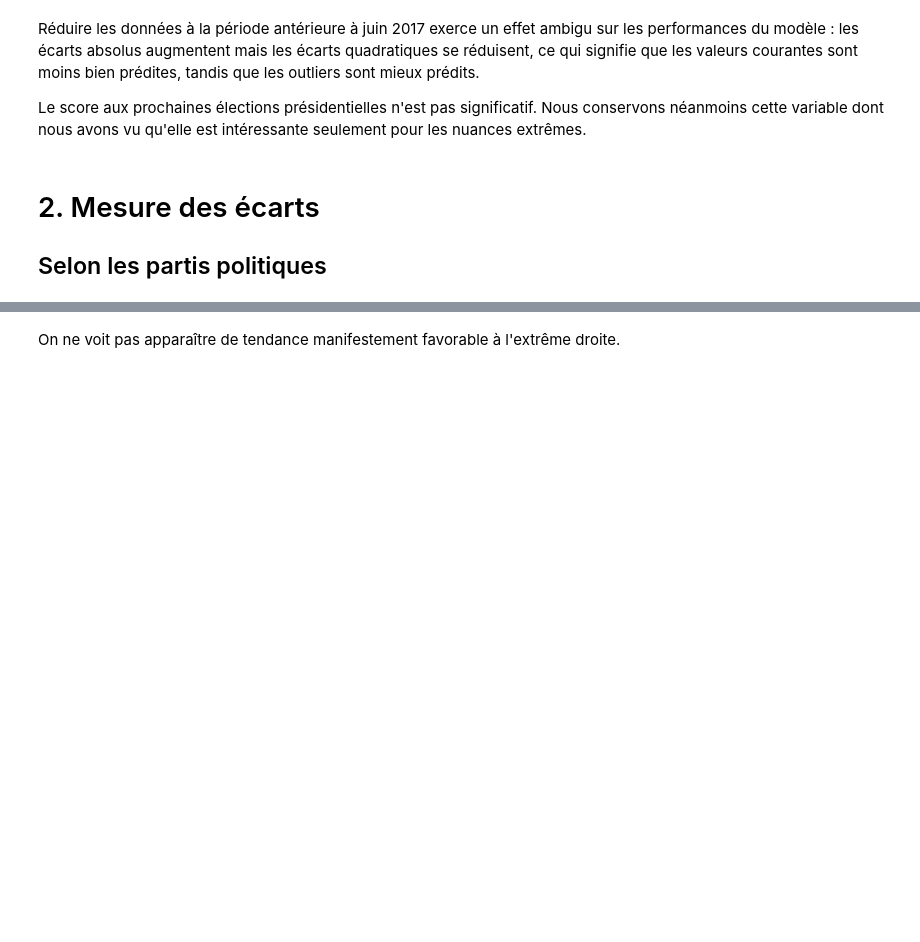
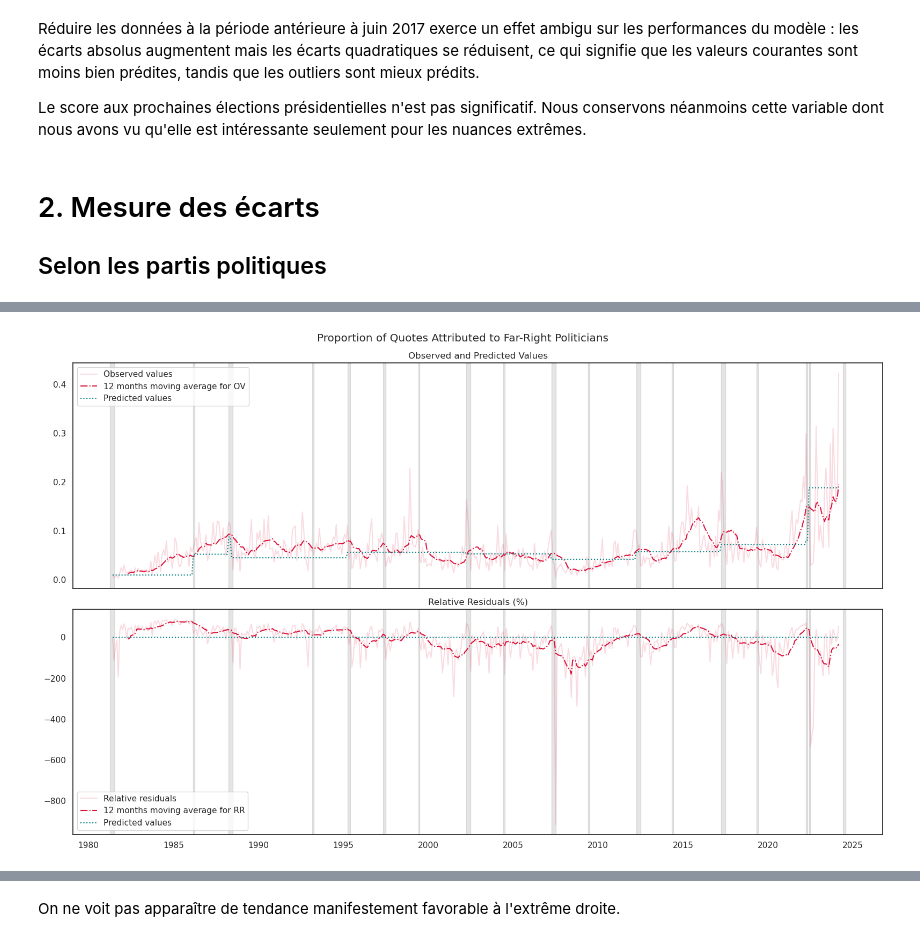
Before and after one commit to MaelDieudonne/ENSAE-Y3-Internship, a Jupyter notebook: model_2.ipynb, the cells around one changed output, grey strips where cells are left out. Drawn from its saved outputs; the diff is of its cells as text; code cells hidden in the pictures; blank space fills up the shorter version.

```diff
--- a/model_2.ipynb
+++ b/model_2.ipynb
@@ -11,4 +11,4 @@ from pandas.tseries.offsets import MonthEnd
 from sklearn.metrics import mean_absolute_percentage_error as mean_ape
 from sklearn.metrics import root_mean_squared_error as root_mse
 
-sns.set(style="whitegrid")
+sns.set(style="white")
@@ -171,8 +227,11 @@ Le score aux prochaines élections présidentielles n'est pas significatif. Nous
 # 2. Mesure des écarts
 ## Selon les partis politiques
 # %%
-model_data_no_journal['y_pred'] = model.predict(model_data_no_journal[["na_share", "government", "pres_votes_share", "leg_votes_share"]])
-model_data_no_journal['rel_residuals'] = 100 * (model_data_no_journal[outcome] - model_data_no_journal['y_pred']) / model_data_no_journal[outcome]
+# model_data_no_journal['y_pred'] = model.predict(model_data_no_journal[regressors])
+# model_data_no_journal['rel_residuals'] = 100 * (model_data_no_journal[outcome] - model_data_no_journal['y_pred']) / model_data_no_journal[outcome]
+# %%
+model_data_no_journal['y_pred'] = 0.01 + (0.695 * model_data_no_journal["na_share"]) + (0.295 * model_data_no_journal["pres_votes_share"])
+model_data_no_journal['rel_residuals'] = 100 * (model_data_no_journal[outcome] - model_data_no_journal['y_pred']) / model_data_no_journal[outcome]
 # %%
 summary = []
 
@@ -204,29 +336,31 @@ alignment_groups = [
 # %%
 alignment = 'Far right'
 subset_data = plot_data[plot_data['political_alignment'] == alignment].copy()
-subset_data['MA_observed'] = subset_data[outcome].rolling(window=6).mean()
-subset_data['MA_rel'] = subset_data['rel_residuals'].rolling(window=6).mean()
+subset_data['MA_observed'] = subset_data[outcome].rolling(window=12).mean()
+subset_data['MA_rel'] = subset_data['rel_residuals'].rolling(window=12).mean()
 
 fig, axes = plt.subplots(2, 1, figsize=(16, 10), sharex=True)
 
-sns.lineplot(data=subset_data, x='month', y=outcome, ax=axes[0], label='Observed values', alpha=0.2, color='crimson', linestyle='-')
-sns.lineplot(data=subset_data, x='month', y='MA_observed', ax=axes[0], label='6 months moving average for OV', alpha=0.65, color='crimson', linestyle='dashdot')
-sns.lineplot(data=subset_data, x='month', y='y_pred', ax=axes[0], label='Predicted values', alpha=1, color='teal', linestyle='dotted')
+sns.lineplot(data=subset_data, x='month', y=outcome, ax=axes[0], label='Observed values', alpha=0.15, color='crimson', linestyle='-')
+sns.lineplot(data=subset_data, x='month', y='MA_observed', ax=axes[0], label='12 months moving average for OV', color='crimson', linestyle='dashdot')
+sns.lineplot(data=subset_data, x='month', y='y_pred', ax=axes[0], label='Predicted values', color='teal', linestyle='dotted')
 axes[0].set_title("Observed and Predicted Values")
 axes[0].set_ylabel('')
 
-sns.lineplot(data=subset_data, x='month', y='rel_residuals', ax=axes[1], label='Relative residuals', alpha=0.3, color='crimson', linestyle='-')
-sns.lineplot(data=subset_data, x='month', y='MA_rel', ax=axes[1], label='6 months moving average for RR', color='crimson', linestyle='dashdot')
-sns.lineplot(data=subset_data, x='month', y='y_pred', ax=axes[1], label='Predicted values', alpha=1, color='teal', linestyle='dotted')
+sns.lineplot(data=subset_data, x='month', y='rel_residuals', ax=axes[1], label='Relative residuals', alpha=0.15, color='crimson', linestyle='-')
+sns.lineplot(data=subset_data, x='month', y='MA_rel', ax=axes[1], label='12 months moving average for RR', color='crimson', linestyle='dashdot')
+sns.lineplot(data=subset_data, x='month', y='y_pred', ax=axes[1], label='Predicted values', color='teal', linestyle='dotted')
 axes[1].set_title("Relative Residuals (%)")
 axes[1].set_xlabel('')
 axes[1].set_ylabel('')
 
 add_shaded_periods(axes, main_elec_months, color='black', alpha=0.1)
 
 plt.suptitle("Proportion of Quotes Attributed to Far-Right Politicians")
 plt.tight_layout()
 plt.show()
+# %% [output]
+[figure, added]
 # %%
 fig, axes = plt.subplots(2, 1, figsize=(16, 12), sharex=True)
 
```
Also changed, not shown: parts of 23 cells of this notebook, 8 other files.
